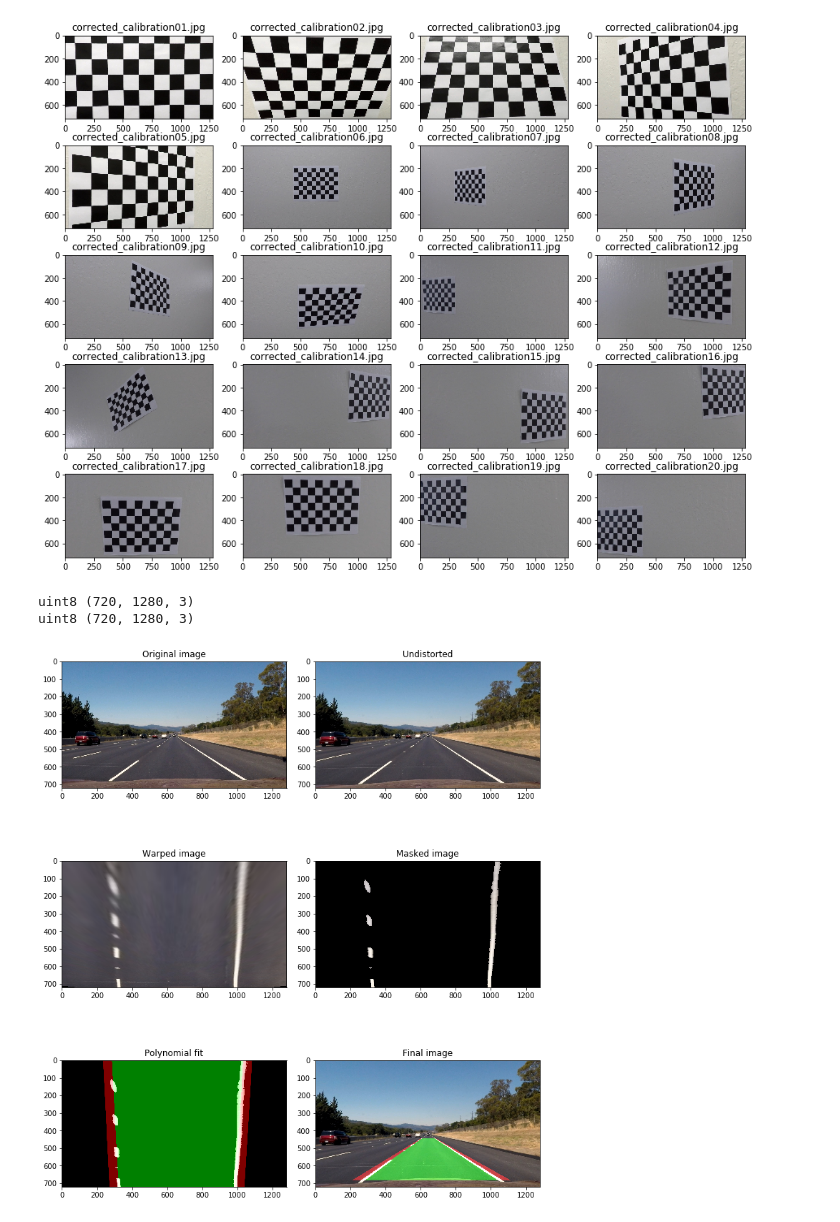
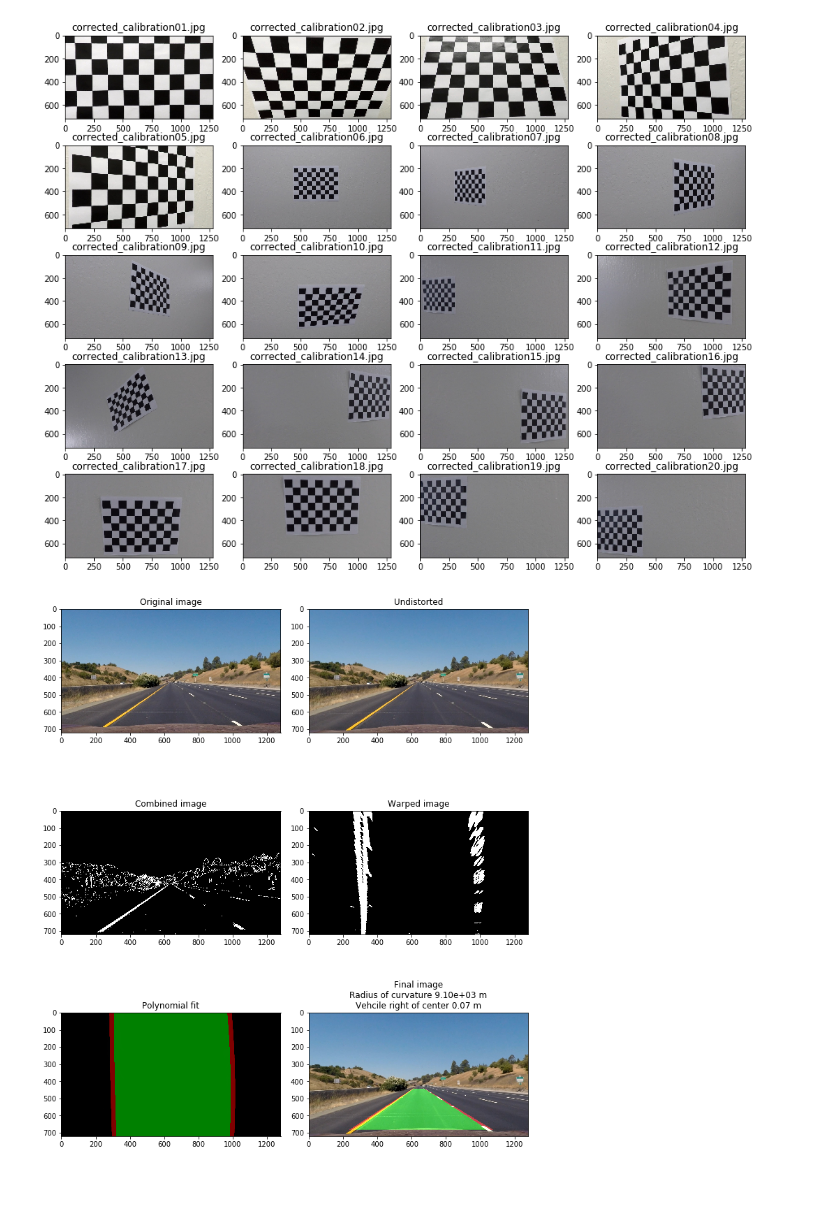
Before and after one commit to sketchc89/AdvanceLaneLines-P4, a Jupyter notebook: Pipeline.ipynb, the cells around one changed output. Saved outputs shown, nothing was run; the diff lists cells and outputs as text; code cells hidden in the pictures; blank space fills up the shorter version.

Commit message:
Modified mask to use HLS and Sobel instead of pure color mask

```diff
--- a/Pipeline.ipynb
+++ b/Pipeline.ipynb
@@ -14,19 +14,19 @@ def pipeline(img, show=False):#, mtx, dist, show=False):
     mtx = mtx_0
     dist = dist_0
 
+    if img.dtype is not np.uint8:
+        img = img.astype(np.uint8)
     corners = corners_roi(img)
     undist_img = cv2.undistort(img, mtx, dist, None, mtx)
-    warped_img = warp_lane_lines(undist_img, corners)
-    yellow_white_mask = color_mask(warped_img)
-    masked_img = apply_mask(warped_img, yellow_white_mask)
-    #TODO: Polynomial fit
-    poly_img = polynomial_fit(masked_img)
-    #TODO: Final image
+    bin_img = color_threshold(undist_img)
+    sobel_img = sobel_threshold(undist_img)
+    combined_img = np.zeros_like(bin_img)
+    combined_img[(bin_img == 1.0) | (sobel_img == 1.0)] = 1.0
+    warped_img = warp_lane_lines(combined_img, corners)
+    poly_img, roc, lbp = polynomial_fit(warped_img)
     unwarped_lanes = warp_lane_lines(poly_img, corners, reverse=True)
     final_img = cv2.addWeighted(undist_img, 1, unwarped_lanes, 1, 0)
     if show:
-        print(masked_img.dtype, masked_img.shape)
-        print(poly_img.dtype, poly_img.shape)
         ax1 = plt.subplot(3, 2, 1)
         ax1.set_title('Original image')
         plt.imshow(img)
@@ -34,26 +34,28 @@ def pipeline(img, show=False):#, mtx, dist, show=False):
         ax2.set_title('Undistorted')
         plt.imshow(undist_img)
         ax3 = plt.subplot(3, 2, 3)
-        ax3.set_title('Warped image')
-        plt.imshow(warped_img)
+        ax3.set_title('Combined image')
+        plt.imshow(combined_img, cmap='gray')
         ax4 = plt.subplot(3, 2, 4)
-        ax4.set_title('Masked image')
-        plt.imshow(masked_img)
+        ax4.set_title('Warped image')
+        plt.imshow(warped_img, cmap='gray')
         ax5 = plt.subplot(3, 2, 5)
         ax5.set_title('Polynomial fit')
         plt.imshow(poly_img)
         ax6 = plt.subplot(3, 2, 6)
-        ax6.set_title('Final image')
+        ax6.set_title('Final image\nRadius of curvature {0:.02e} m\nVehcile {1} of center {2:.02f} m'.format(roc,
+                                                                                'left' if lbp < 0 else 'right',
+                                                                                np.abs(lbp)))
         plt.imshow(final_img)
         plt.tight_layout()
         plt.show()
         time_str = np.datetime_as_string(np.datetime64('now'))
-        mpimg.imsave('./doc_images/orig_{0}.png'.format(time_str), img)
-        mpimg.imsave('./doc_images/undist_{0}.png'.format(time_str), undist_img)
-        mpimg.imsave('./doc_images/warp_{0}.png'.format(time_str), warped_img)
-        mpimg.imsave('./doc_images/mask_{0}.png'.format(time_str), masked_img)
-        mpimg.imsave('./doc_images/poly_{0}.png'.format(time_str), poly_img)
-        mpimg.imsave('./doc_images/final_{0}.png'.format(time_str), final_img)
+#         mpimg.imsave('./doc_images/orig_{0}.png'.format(time_str), img)
+#         mpimg.imsave('./doc_images/undist_{0}.png'.format(time_str), undist_img)
+#         mpimg.imsave('./doc_images/warp_{0}.png'.format(time_str), warped_img)
+#         mpimg.imsave('./doc_images/mask_{0}.png'.format(time_str), combined_img)
+#         mpimg.imsave('./doc_images/poly_{0}.png'.format(time_str), poly_img)
+#         mpimg.imsave('./doc_images/final_{0}.png'.format(time_str), final_img)
     return final_img
 # %%
 def chessboard_calibrate(chess_w, chess_l, show=False):
@@ -420,10 +412,8 @@ Found 17 9x6 chessboards in 20 images
 # %%
 straight_img = mpimg.imread('./test_images/straight_lines1.jpg')
 straight_img_2 = mpimg.imread('./test_images/straight_lines2.jpg')
 
-img = straight_img_2
+img = straight_img.astype(np.uint8)
 final = pipeline(img, show=True)
 # %% [output]
-uint8 (720, 1280, 3)
-uint8 (720, 1280, 3)
-[figure, old version]
+[figure, new version]
```
Also changed, not shown: parts of 10 cells of this notebook, 8 other files.
